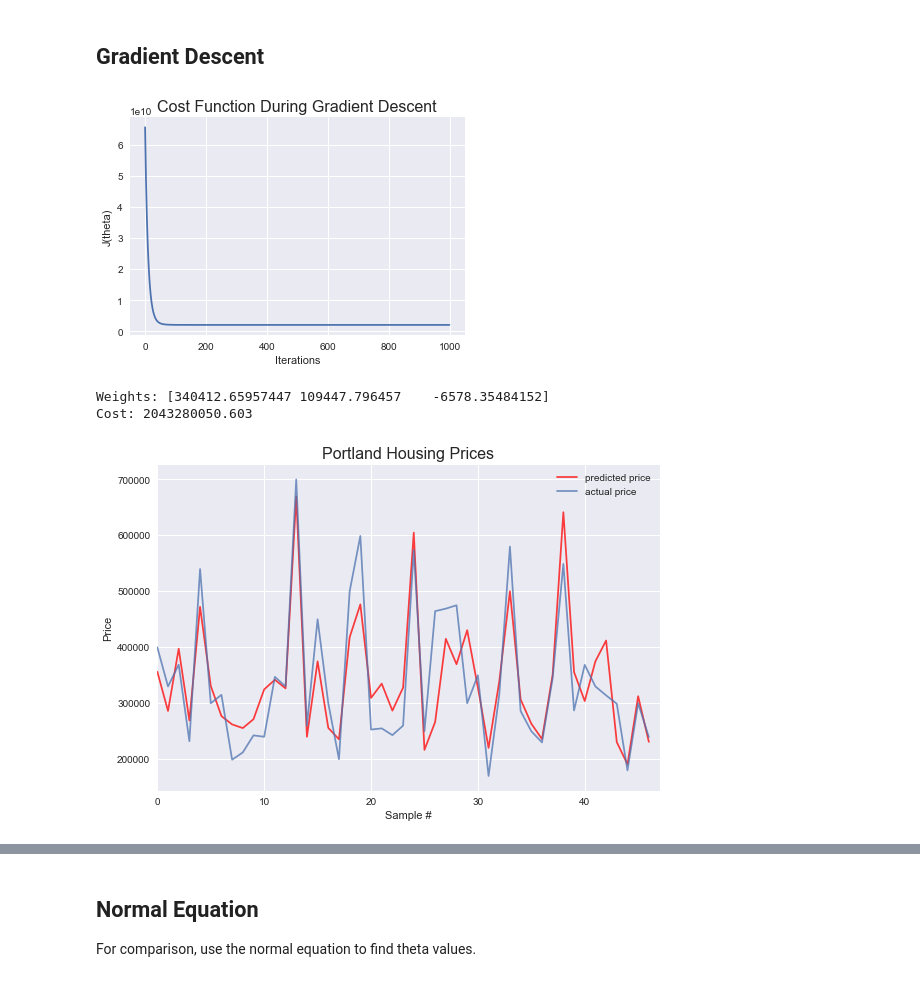
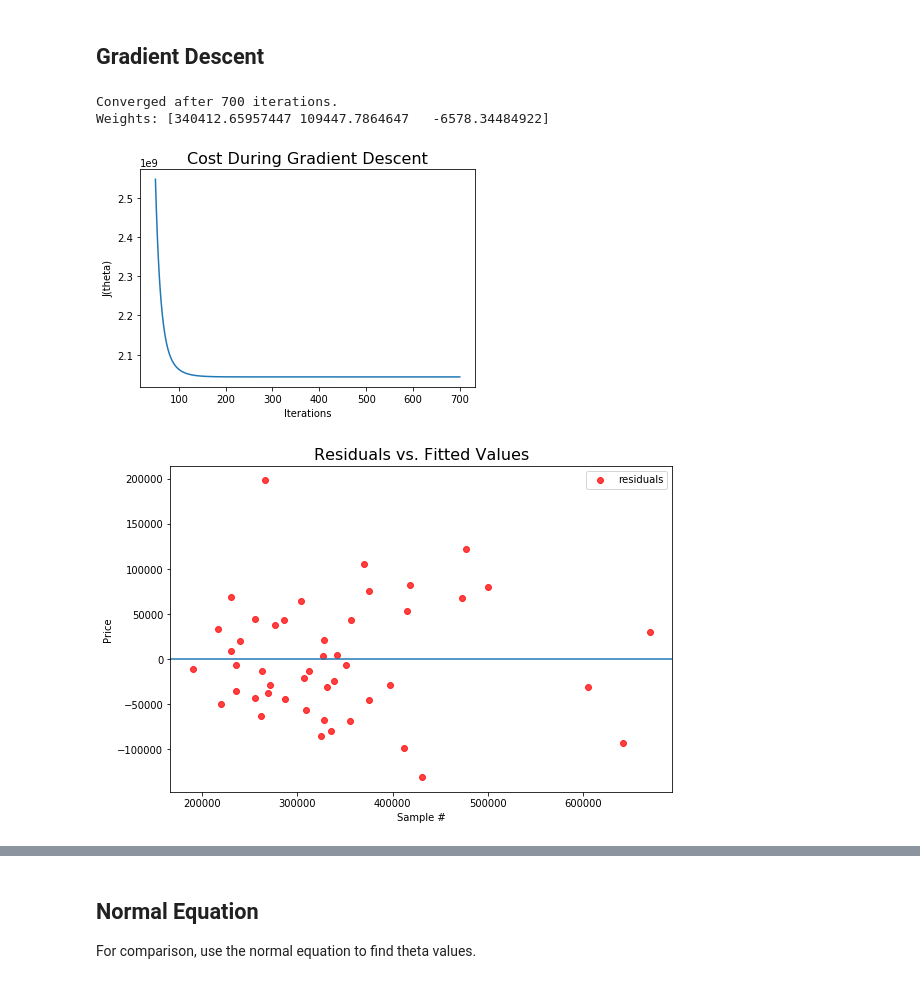
Before and after one commit to hdmamin/knn, a Jupyter notebook: multivariate_linear_regression/multivariate_linear_regression.ipynb, the cells around one changed output, grey strips where cells are left out. Saved outputs shown, nothing was run; the diff lists cells and outputs as text; code cells hidden in the pictures.

Commit message:
fixing multi

```diff
--- a/multivariate_linear_regression/multivariate_linear_regression.ipynb
+++ b/multivariate_linear_regression/multivariate_linear_regression.ipynb
@@ -112,35 +101,35 @@ Feature standard deviations: [7.86202619e+02 7.52842809e-01]
 theta_multi = np.zeros(n+1)
 alpha = 0.05
 iterations = 1000
-theta_m_vals, costs = gradient_descent(X_scaled, y, theta_multi, alpha,
+
+theta_m_vals, costs = gradient_descent(X_scaled, y,
+                                       theta_multi,
+                                       alpha,
                                        iterations)
-plt.plot(costs)
-plt.title('Cost Function During Gradient Descent', fontsize=16)
+print('Weights:', theta_m_vals)
+
+fig, ax = plt.subplots()
+ax.plot(range(50, len(costs)), costs[50:])
+plt.title('Cost During Gradient Descent', fontsize=16)
 plt.xlabel('Iterations')
 plt.ylabel('J(theta)')
 plt.show()
-
-print('Weights:', theta_m_vals)
-print('Cost:', costs[-1])
 # %% [output]
+Converged after 700 iterations.
+Weights: [340412.65957447 109447.7864647   -6578.34484922]
-[figure, old version]
+[figure, new version]
-Weights: [340412.65957447 109447.796457    -6578.35484152]
-Cost: 2043280050.603
 # %%
-price_preds = predict(X_scaled, theta_m_vals)
-
 fig, ax = plt.subplots(figsize=(9,6))
-ax.plot(range(y.shape[0]), price_preds, alpha=0.75, color='red',
-        label='predicted price')
-ax.plot(range(y.shape[0]), y, alpha=0.75, label='actual price')
-plt.title('Portland Housing Prices', fontsize=16)
+ax.scatter(price_preds, y - price_preds, alpha=0.75, color='red',
+        label='residuals')
+ax.axhline(y=0)
+plt.title('Residuals vs. Fitted Values', fontsize=16)
 plt.xlabel('Sample #')
 plt.ylabel('Price')
-plt.xlim(0,47)
 plt.legend(loc='upper right')
 plt.show()
 # %% [output]
-[figure, old version]
+[figure, new version]
 # %%
 sample_house = np.array([[1650, 3]])
 sample_pred = scale_predict(sample_house, theta_m_vals, col_means, col_stds)
```
Also changed, not shown: parts of 16 cells of this notebook.
